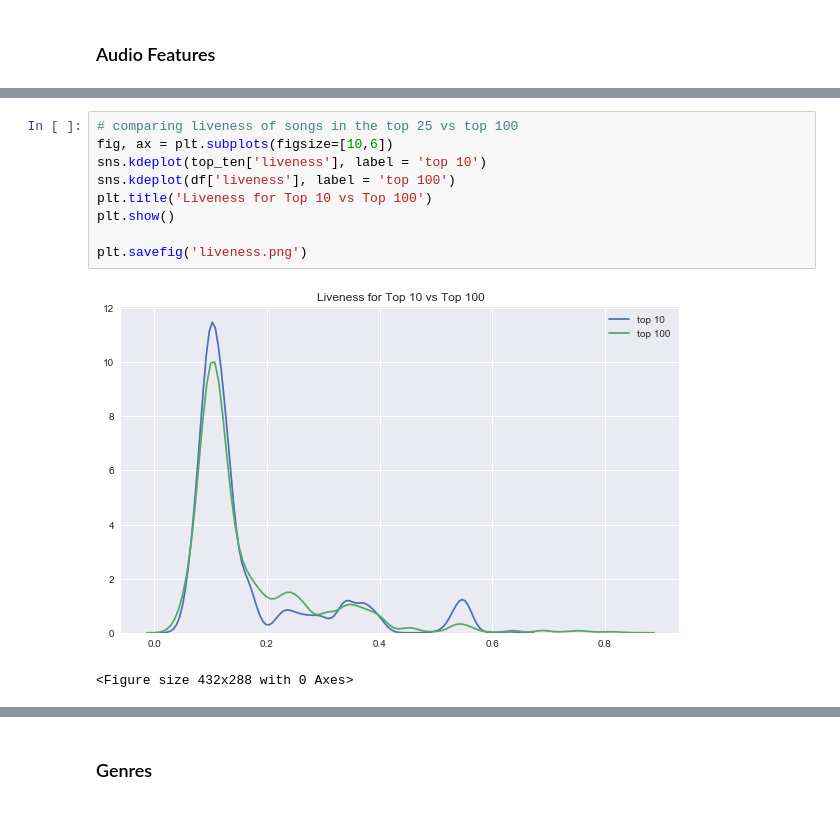
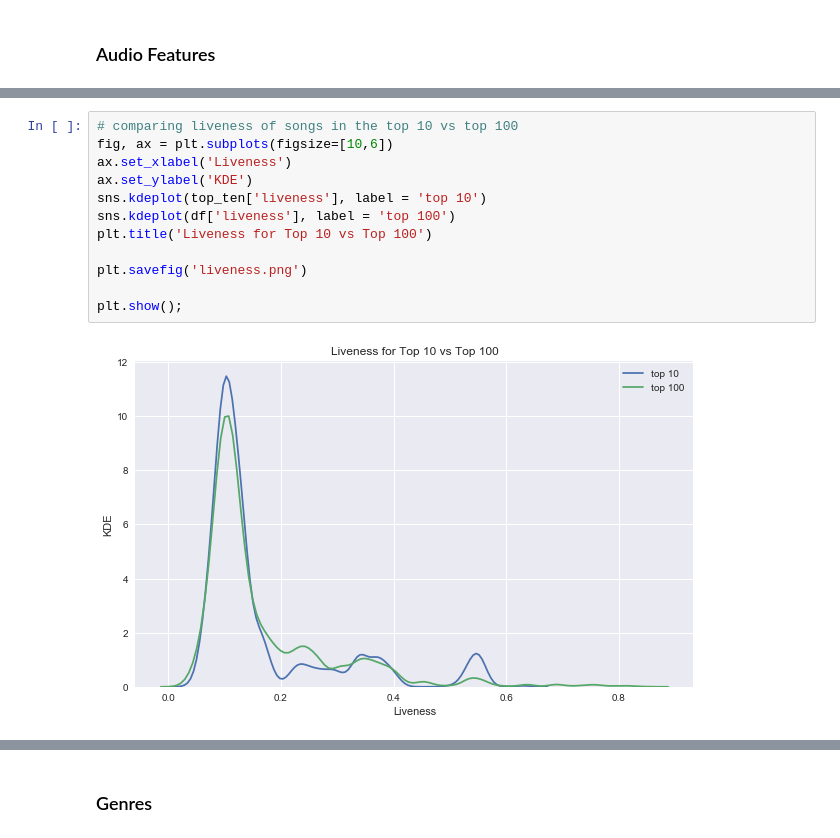
Before and after one commit to lcunningham24/Mod-5-Project, a Jupyter notebook: Final_Notebook.ipynb, the cells around one changed output, grey strips where cells are left out. Cells and saved outputs as stored; diff of their text form.

```diff
--- a/Final_Notebook.ipynb
+++ b/Final_Notebook.ipynb
@@ -59,13 +90,15 @@ plt.show()
 # %%
-# comparing liveness of songs in the top 25 vs top 100
+# comparing liveness of songs in the top 10 vs top 100
 fig, ax = plt.subplots(figsize=[10,6])
+ax.set_xlabel('Liveness')
+ax.set_ylabel('KDE')
 sns.kdeplot(top_ten['liveness'], label = 'top 10')
 sns.kdeplot(df['liveness'], label = 'top 100')
 plt.title('Liveness for Top 10 vs Top 100')
-plt.show()
 
 plt.savefig('liveness.png')
+
+plt.show();
 # %% [output]
-[figure, old version]
+[figure, new version]
-<Figure size 432x288 with 0 Axes>
 # %%
```
Also changed, not shown: parts of 29 cells of this notebook, 1 other file.
